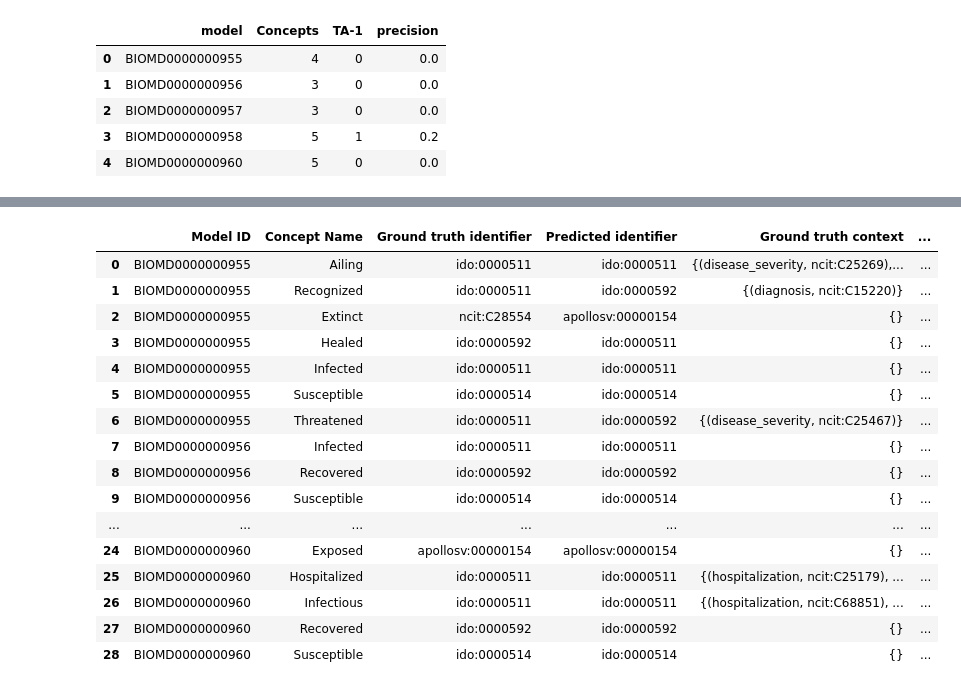
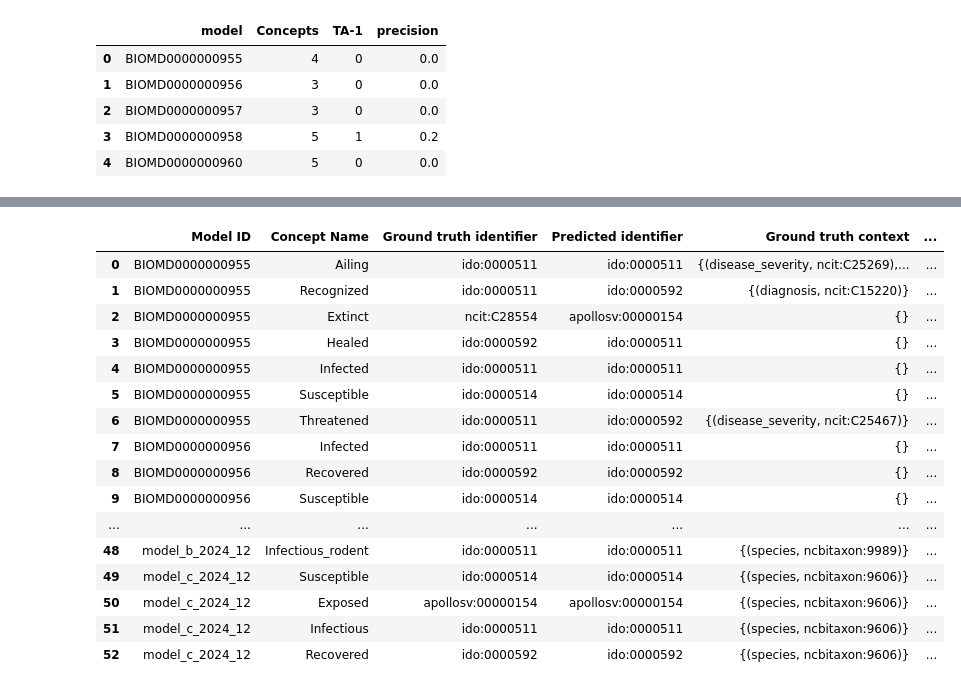
Before and after one commit to gyorilab/mira, a Jupyter notebook: notebooks/llm_grounding_evaluation.ipynb, the cells around one changed output, grey strips where cells are left out. Cells and saved outputs as stored; diff of their text form; code cells hidden in the pictures.

Commit message:
Add text for notebook, readd grounding of 2024 December hackathon epi models

```diff
--- a/notebooks/llm_grounding_evaluation.ipynb
+++ b/notebooks/llm_grounding_evaluation.ipynb
@@ -20,6 +22,9 @@ model_ids = [
     "BIOMD0000000957",
     "BIOMD0000000958",
     "BIOMD0000000960",
+    "model_a_2024_12",
+    "model_b_2024_12",
+    "model_c_2024_12",
 ]
 
 
@@ -273,4 +389,7 @@ tms = {
     "BIOMD0000000957": tm2,
     "BIOMD0000000958": tm3,
     "BIOMD0000000960": tm4,
+    "model_a_2024_12": tm5,
+    "model_b_2024_12": tm6,
+    "model_c_2024_12": tm7,
 }
@@ -408,6 +525,36 @@ model_compartment_mapping = {
         "Deceased": "D",
         "Exposed": "E",
     },
+    "model_a_2024_12": {
+        "Susceptible_low_risk": "sI",
+        "Susceptible_high_risk": "sH",
+        "Exposed_human": "eH",
+        "Prodromal": "p",
+        "Mild_infection": "i1",
+        "Severe_infection": "i2",
+        "Hospitalized": "h",
+        "Recovered_human": "rH",
+        "Susceptible_rodent": "sR",
+        "Exposed_rodent": "eR",
+        "Infectious_rodent": "iR",
+        "Recovered_rodent": "rR",
+    },
+    "model_b_2024_12": {
+        "Susceptible_human": "S_h",
+        "Exposed_human": "E_h",
+        "Infectious_human": "I_h",
+        "Quarantined_human": "Q_h",
+        "Recovered_human": "R_h",
+        "Susceptible_rodent": "S_r",
+        "Exposed_rodent": "E_r",
+        "Infectious_rodent": "I_r",
+    },
+    "model_c_2024_12": {
+        "Susceptible": "S_m",
+        "Exposed": "E_m",
+        "Infectious": "I_m",
+        "Recovered": "R_m",
+    },
 }
 
 # Store a mapping of ground truth compartments to their predicted concepts
@@ -446,35 +593,37 @@ for model_id in model_ids:
                 model_id
             ][
                 key
             ].context.items()
         }
         table_rows.append(
             (
                 model_id,
                 concept_dict["name"],
                 concept_dict["identifier"],
                 predicted_identifier,
                 concept_dict["context"],
                 predicted_context,
             )
         )
+pd.set_option("display.max_rows", None)
+pd.set_option("display.max_columns", None)
 pd.set_option("display.max_colwidth", None)
 pd.DataFrame(table_rows, columns=columns)
 # %% [output]
 |  | Model ID | Concept Name | Ground truth identifier | Predicted identifier | Ground truth context | ... |
 | 0 | BIOMD0000000955 | Ailing | ido:0000511 | ido:0000511 | {(disease_severity, ncit:C25269),... | ... |
 | 1 | BIOMD0000000955 | Recognized | ido:0000511 | ido:0000592 | {(diagnosis, ncit:C15220)} | ... |
 | 2 | BIOMD0000000955 | Extinct | ncit:C28554 | apollosv:00000154 | {} | ... |
 | 3 | BIOMD0000000955 | Healed | ido:0000592 | ido:0000511 | {} | ... |
 | 4 | BIOMD0000000955 | Infected | ido:0000511 | ido:0000511 | {} | ... |
 | 5 | BIOMD0000000955 | Susceptible | ido:0000514 | ido:0000514 | {} | ... |
 | 6 | BIOMD0000000955 | Threatened | ido:0000511 | ido:0000592 | {(disease_severity, ncit:C25467)} | ... |
 | 7 | BIOMD0000000956 | Infected | ido:0000511 | ido:0000511 | {} | ... |
 | 8 | BIOMD0000000956 | Recovered | ido:0000592 | ido:0000592 | {} | ... |
 | 9 | BIOMD0000000956 | Susceptible | ido:0000514 | ido:0000514 | {} | ... |
 | ... | ... | ... | ... | ... | ... | ... |
-| 24 | BIOMD0000000960 | Exposed | apollosv:00000154 | apollosv:00000154 | {} | ... |
-| 25 | BIOMD0000000960 | Hospitalized | ido:0000511 | ido:0000511 | {(hospitalization, ncit:C25179), ... | ... |
-| 26 | BIOMD0000000960 | Infectious | ido:0000511 | ido:0000511 | {(hospitalization, ncit:C68851), ... | ... |
-| 27 | BIOMD0000000960 | Recovered | ido:0000592 | ido:0000592 | {} | ... |
-| 28 | BIOMD0000000960 | Susceptible | ido:0000514 | ido:0000514 | {} | ... |
+| 48 | model_b_2024_12 | Infectious_rodent | ido:0000511 | ido:0000511 | {(species, ncbitaxon:9989)} | ... |
+| 49 | model_c_2024_12 | Susceptible | ido:0000514 | ido:0000514 | {(species, ncbitaxon:9606)} | ... |
+| 50 | model_c_2024_12 | Exposed | apollosv:00000154 | apollosv:00000154 | {(species, ncbitaxon:9606)} | ... |
+| 51 | model_c_2024_12 | Infectious | ido:0000511 | ido:0000511 | {(species, ncbitaxon:9606)} | ... |
+| 52 | model_c_2024_12 | Recovered | ido:0000592 | ido:0000592 | {(species, ncbitaxon:9606)} | ... |
```
Also changed, not shown: parts of 16 cells of this notebook, 1 other file.
